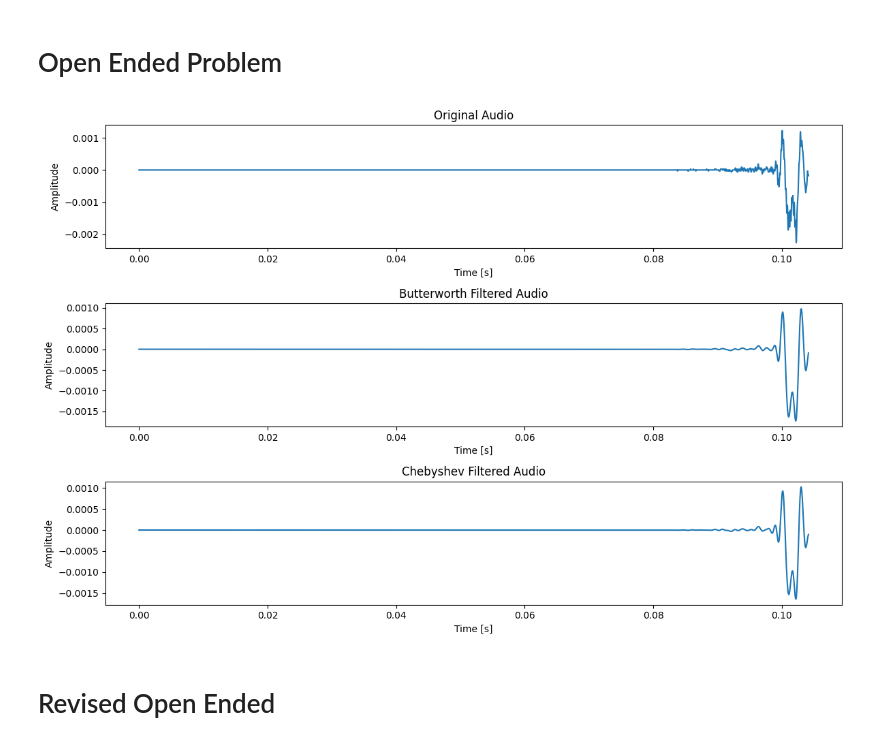
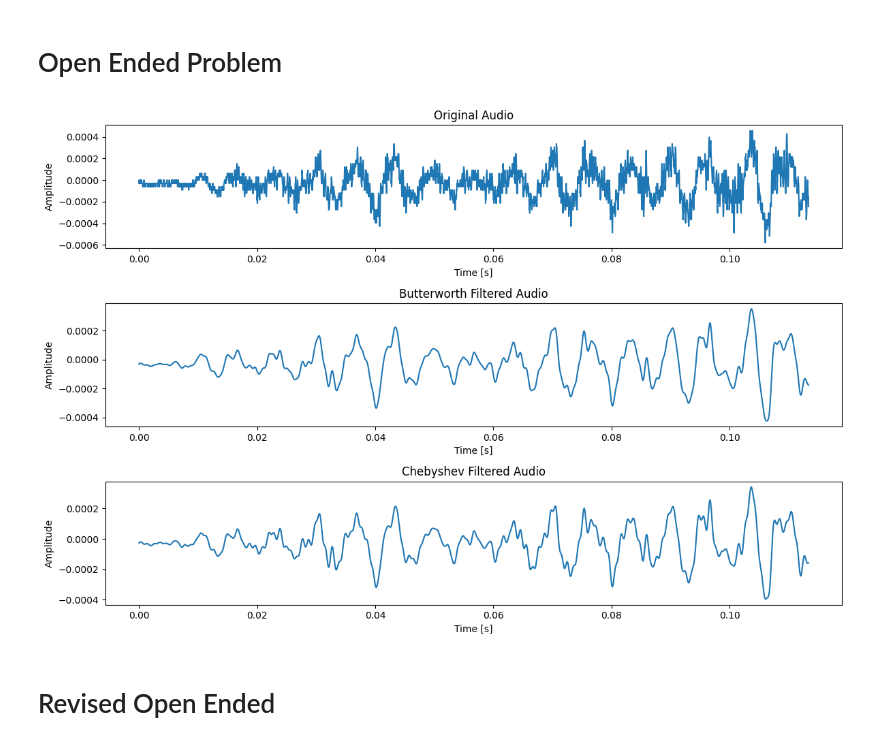
Before and after one commit to Chanevan317/Digital-Signal-and-Image-Processing, a Jupyter notebook: Digital Signal Processing/DSP Experiment 4.ipynb, the cells around one changed output. Drawn from its saved outputs; the diff is of its cells as text; code cells hidden in the pictures.

```diff
--- a/Digital Signal Processing/DSP Experiment 4.ipynb
+++ b/Digital Signal Processing/DSP Experiment 4.ipynb
@@ -133,9 +133,9 @@ def apply_filter(b, a, samples, use_filtfilt=True):
 
 if __name__ == "__main__":
     # Input audio path
-    src = "audio/Exp2/sheep-bleating.mp3"
+    src = "audio/Exp4/Haan Kar De (PenduJatt.Com.Se).mp3"
     # Output folder for filtered audio files
-    out_folder = Path("output_audio")
+    out_folder = Path("output_audio/Exp4")
 
     # Load the audio file
     samples, fs, sw, ch = load_mp3(src)
@@ -165,34 +165,34 @@ if __name__ == "__main__":
     N = min(5000, len(orig))
     t = np.arange(N) / fs
 
     # Plotting original and filtered waveforms
     plt.figure(figsize=(12, 8))
 
     # Original signal
     plt.subplot(3, 1, 1)
     plt.plot(t, orig[:N])
     plt.title("Original Audio")
     plt.xlabel("Time [s]")
     plt.ylabel("Amplitude")
 
     # Butterworth filtered signal
     plt.subplot(3, 1, 2)
     plt.plot(t, butt[:N])
     plt.title("Butterworth Filtered Audio")
     plt.xlabel("Time [s]")
     plt.ylabel("Amplitude")
 
     # Chebyshev filtered signal
     plt.subplot(3, 1, 3)
     plt.plot(t, cheb[:N])
     plt.title("Chebyshev Filtered Audio")
     plt.xlabel("Time [s]")
     plt.ylabel("Amplitude")
 
     plt.tight_layout()
     plt.show()
 # %% [output]
-[figure, old version]
+[figure, new version]
 # %% [markdown]
 # Revised Open Ended
 # %%
```
Also changed, not shown: 2 other files.
